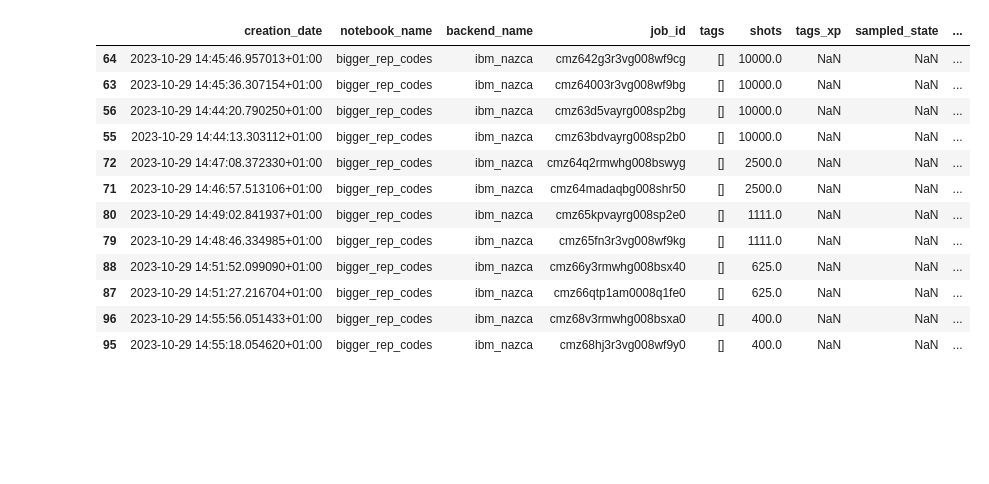
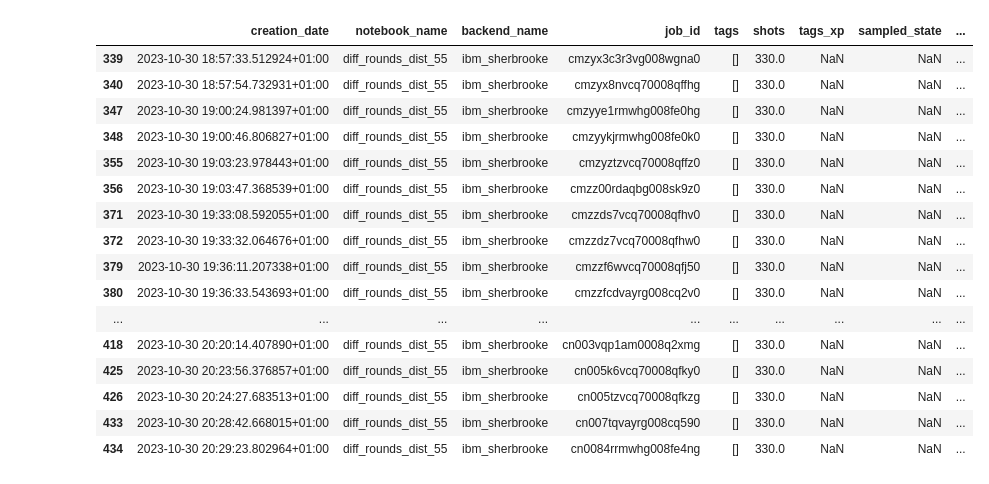
Before and after one commit to quantumjim/soft_information_decoding, a Jupyter notebook: notebooks/Hardware_Access/RepCode/Internal_error.ipynb, the cells around one changed output. Cells and saved outputs as stored; diff of their text form; code cells hidden in the pictures; blank space fills up the shorter version.

```diff
--- a/notebooks/Hardware_Access/RepCode/Internal_error.ipynb
+++ b/notebooks/Hardware_Access/RepCode/Internal_error.ipynb
@@ -1,28 +1,32 @@
 # %%
 from Scratch import metadata_loader
 
 md = metadata_loader(True, True)
-md = md[md["notebook_name"] == "bigger_rep_codes"]
-md = md[md["backend_name"] == 'ibm_nazca']
+md = md[md["notebook_name"] == "diff_rounds_dist_55"]
+md = md[md["backend_name"] == 'ibm_sherbrooke']
 md = md[md["job_status"] != "JobStatus.QUEUED"]
-md = md[md["descr"]== "Run bigger Repetition codes"]
-#md = md[md["distance"] == 55]
+#md = md[md["descr"]== "Run bigger Repetition codes"]
+md = md[md["distance"] == 55]
 md = md.sort_values(by=['rounds'])
 
 
 
 md[:]
 # %% [output]
 |  | creation_date | notebook_name | backend_name | job_id | tags | shots | tags_xp | sampled_state | ... |
-| 64 | 2023-10-29 14:45:46.957013+01:00 | bigger_rep_codes | ibm_nazca | cmz642g3r3vg008wf9cg | [] | 10000.0 | NaN | NaN | ... |
-| 63 | 2023-10-29 14:45:36.307154+01:00 | bigger_rep_codes | ibm_nazca | cmz64003r3vg008wf9bg | [] | 10000.0 | NaN | NaN | ... |
-| 56 | 2023-10-29 14:44:20.790250+01:00 | bigger_rep_codes | ibm_nazca | cmz63d5vayrg008sp2bg | [] | 10000.0 | NaN | NaN | ... |
-| 55 | 2023-10-29 14:44:13.303112+01:00 | bigger_rep_codes | ibm_nazca | cmz63bdvayrg008sp2b0 | [] | 10000.0 | NaN | NaN | ... |
-| 72 | 2023-10-29 14:47:08.372330+01:00 | bigger_rep_codes | ibm_nazca | cmz64q2rmwhg008bswyg | [] | 2500.0 | NaN | NaN | ... |
-| 71 | 2023-10-29 14:46:57.513106+01:00 | bigger_rep_codes | ibm_nazca | cmz64madaqbg008shr50 | [] | 2500.0 | NaN | NaN | ... |
-| 80 | 2023-10-29 14:49:02.841937+01:00 | bigger_rep_codes | ibm_nazca | cmz65kpvayrg008sp2e0 | [] | 1111.0 | NaN | NaN | ... |
-| 79 | 2023-10-29 14:48:46.334985+01:00 | bigger_rep_codes | ibm_nazca | cmz65fn3r3vg008wf9kg | [] | 1111.0 | NaN | NaN | ... |
-| 88 | 2023-10-29 14:51:52.099090+01:00 | bigger_rep_codes | ibm_nazca | cmz66y3rmwhg008bsx40 | [] | 625.0 | NaN | NaN | ... |
-| 87 | 2023-10-29 14:51:27.216704+01:00 | bigger_rep_codes | ibm_nazca | cmz66qtp1am0008q1fe0 | [] | 625.0 | NaN | NaN | ... |
-| 96 | 2023-10-29 14:55:56.051433+01:00 | bigger_rep_codes | ibm_nazca | cmz68v3rmwhg008bsxa0 | [] | 400.0 | NaN | NaN | ... |
-| 95 | 2023-10-29 14:55:18.054620+01:00 | bigger_rep_codes | ibm_nazca | cmz68hj3r3vg008wf9y0 | [] | 400.0 | NaN | NaN | ... |
+| 339 | 2023-10-30 18:57:33.512924+01:00 | diff_rounds_dist_55 | ibm_sherbrooke | cmzyx3c3r3vg008wgna0 | [] | 330.0 | NaN | NaN | ... |
+| 340 | 2023-10-30 18:57:54.732931+01:00 | diff_rounds_dist_55 | ibm_sherbrooke | cmzyx8nvcq70008qffhg | [] | 330.0 | NaN | NaN | ... |
+| 347 | 2023-10-30 19:00:24.981397+01:00 | diff_rounds_dist_55 | ibm_sherbrooke | cmzyye1rmwhg008fe0hg | [] | 330.0 | NaN | NaN | ... |
+| 348 | 2023-10-30 19:00:46.806827+01:00 | diff_rounds_dist_55 | ibm_sherbrooke | cmzyykjrmwhg008fe0k0 | [] | 330.0 | NaN | NaN | ... |
+| 355 | 2023-10-30 19:03:23.978443+01:00 | diff_rounds_dist_55 | ibm_sherbrooke | cmzyztzvcq70008qffz0 | [] | 330.0 | NaN | NaN | ... |
+| 356 | 2023-10-30 19:03:47.368539+01:00 | diff_rounds_dist_55 | ibm_sherbrooke | cmzz00rdaqbg008sk9z0 | [] | 330.0 | NaN | NaN | ... |
+| 371 | 2023-10-30 19:33:08.592055+01:00 | diff_rounds_dist_55 | ibm_sherbrooke | cmzzds7vcq70008qfhv0 | [] | 330.0 | NaN | NaN | ... |
+| 372 | 2023-10-30 19:33:32.064676+01:00 | diff_rounds_dist_55 | ibm_sherbrooke | cmzzdz7vcq70008qfhw0 | [] | 330.0 | NaN | NaN | ... |
+| 379 | 2023-10-30 19:36:11.207338+01:00 | diff_rounds_dist_55 | ibm_sherbrooke | cmzzf6wvcq70008qfj50 | [] | 330.0 | NaN | NaN | ... |
+| 380 | 2023-10-30 19:36:33.543693+01:00 | diff_rounds_dist_55 | ibm_sherbrooke | cmzzfcdvayrg008cq2v0 | [] | 330.0 | NaN | NaN | ... |
+| ... | ... | ... | ... | ... | ... | ... | ... | ... | ... |
+| 418 | 2023-10-30 20:20:14.407890+01:00 | diff_rounds_dist_55 | ibm_sherbrooke | cn003vqp1am0008q2xmg | [] | 330.0 | NaN | NaN | ... |
+| 425 | 2023-10-30 20:23:56.376857+01:00 | diff_rounds_dist_55 | ibm_sherbrooke | cn005k6vcq70008qfky0 | [] | 330.0 | NaN | NaN | ... |
+| 426 | 2023-10-30 20:24:27.683513+01:00 | diff_rounds_dist_55 | ibm_sherbrooke | cn005tzvcq70008qfkzg | [] | 330.0 | NaN | NaN | ... |
+| 433 | 2023-10-30 20:28:42.668015+01:00 | diff_rounds_dist_55 | ibm_sherbrooke | cn007tqvayrg008cq590 | [] | 330.0 | NaN | NaN | ... |
+| 434 | 2023-10-30 20:29:23.802964+01:00 | diff_rounds_dist_55 | ibm_sherbrooke | cn0084rrmwhg008fe4ng | [] | 330.0 | NaN | NaN | ... |
```
Also changed, not shown: 2 other files.
